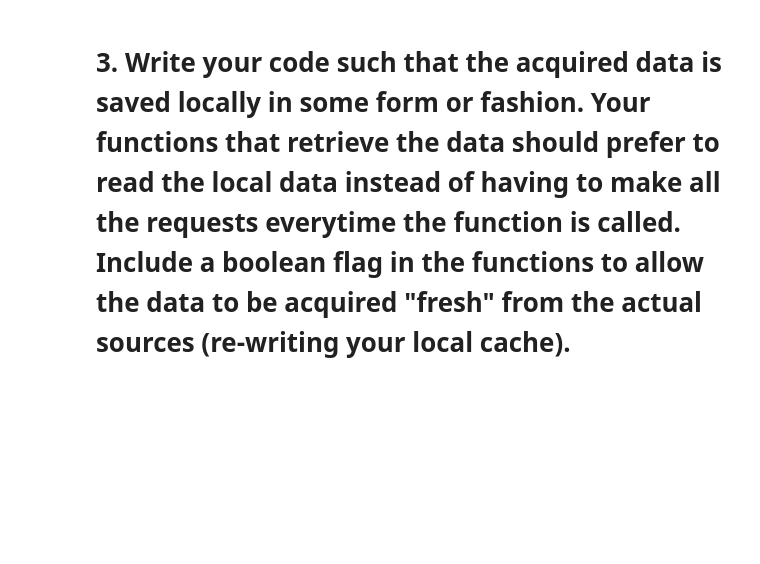
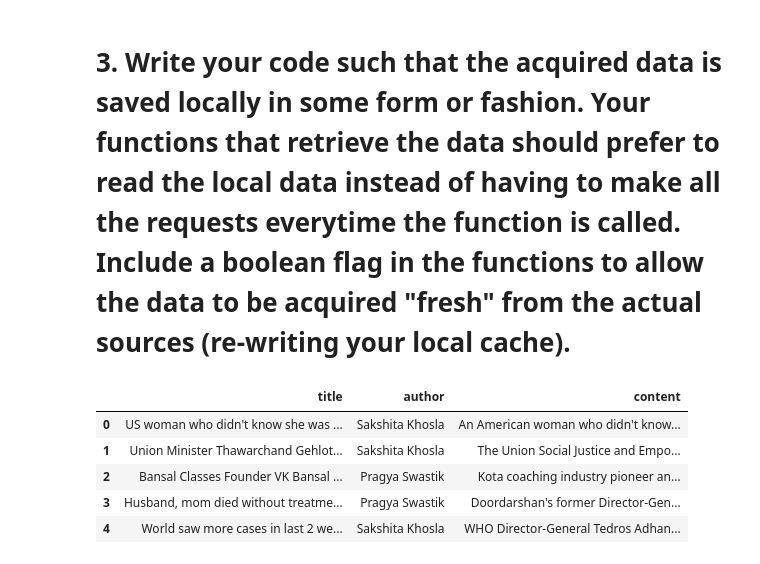
Before and after one commit to Ken-Alviola/natural-language-processing-exercises, a Jupyter notebook: acquire_exercise.ipynb, the cells around one changed output. Saved outputs shown, nothing was run; the diff lists cells and outputs as text; code cells hidden in the pictures; blank space fills up the shorter version.

```diff
--- a/acquire_exercise.ipynb
+++ b/acquire_exercise.ipynb
@@ -441,3 +441,14 @@ len(news)
 25
 # %% [markdown]
 # 3. Write your code such that the acquired data is saved locally in some form or fashion. Your functions that retrieve the data should prefer to read the local data instead of having to make all the requests everytime the function is called. Include a boolean flag in the functions to allow the data to be acquired "fresh" from the actual sources (re-writing your local cache).
+# %%
+news = pd.DataFrame(news)
+news.to_csv('news.csv')
+news.head()
+# %% [output]
+|  | title | author | content |
+| 0 | US woman who didn't know she was ... | Sakshita Khosla | An American woman who didn't know... |
+| 1 | Union Minister Thawarchand Gehlot... | Sakshita Khosla | The Union Social Justice and Empo... |
+| 2 | Bansal Classes Founder VK Bansal ... | Pragya Swastik | Kota coaching industry pioneer an... |
+| 3 | Husband, mom died without treatme... | Pragya Swastik | Doordarshan's former Director-Gen... |
+| 4 | World saw more cases in last 2 we... | Sakshita Khosla | WHO Director-General Tedros Adhan... |
```
Also changed, not shown: parts of 1 cell of this notebook, 2 other files.
